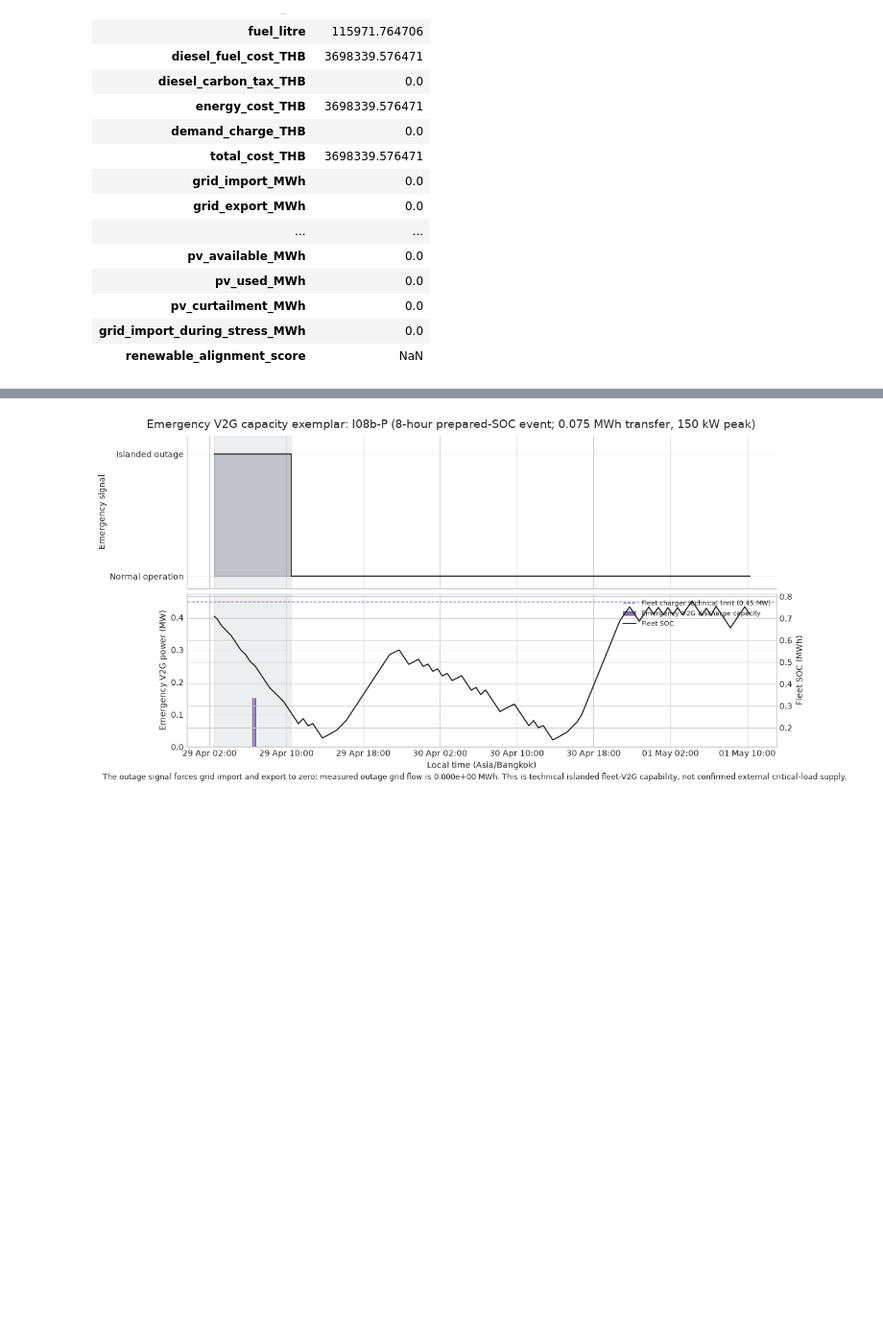
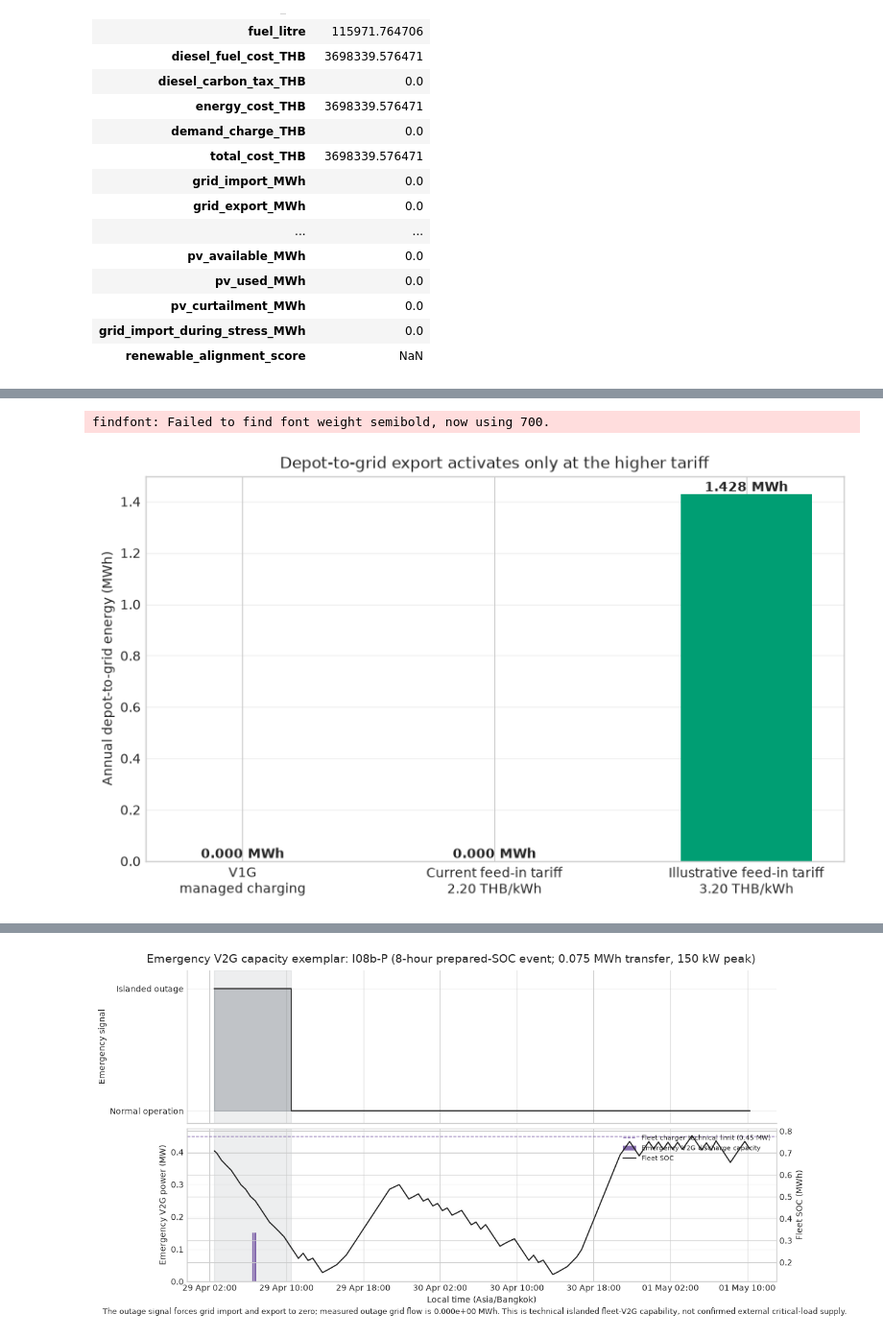
Before and after one commit to fraunhofer-isi/FLEXIMOD, a Jupyter notebook: notebooks/building_use_case_analysis.ipynb, the cells around one changed output, grey strips where cells are left out. Shown at 96% size. Cells and saved outputs as stored; diff of their text form; code cells hidden in the pictures; blank space fills up the shorter version.

```diff
--- a/notebooks/building_use_case_analysis.ipynb
+++ b/notebooks/building_use_case_analysis.ipynb
@@ -488,0 +469,20 @@ else:
+# %%
+if not missing:
+    cases = [i01_label, i02a_label, i02b_label]
+    labels = ['V1G\nmanaged charging', 'Current feed-in tariff\n2.20 THB/kWh', 'Illustrative feed-in tariff\n3.20 THB/kWh']
+    depot_to_grid_mwh = [float(dispatch_by_case[case]['grid_export_MWh'].sum()) for case in cases]
+    peak_i02b_kw = float(dispatch_by_case[i02b_label]['grid_export_MWh'].max() / 0.25 * 1000)
+    unmet_i02b = float(comparison.loc[i02b_label, 'unmet_trip_energy_MWh'])
+
+    fig, axis = plt.subplots(figsize=(8, 4.8), constrained_layout=True)
+    bars = axis.bar(labels, depot_to_grid_mwh, color=['#9AA0A6', '#9AA0A6', '#009E73'], width=0.52)
+    axis.set_ylabel('Annual depot-to-grid energy (MWh)')
+    axis.set_title('Depot-to-grid export activates only at the higher tariff')
+    axis.grid(axis='y', alpha=0.28)
+    axis.set_axisbelow(True)
+    for bar, value in zip(bars, depot_to_grid_mwh):
+        axis.text(bar.get_x() + bar.get_width() / 2, value, f'{value:.3f} MWh', ha='center', va='bottom', fontsize=10, fontweight='semibold')
+    plt.show()
+# %% [output]
+findfont: Failed to find font weight semibold, now using 700.
+[figure, added]
```
Also changed, not shown: parts of 79 cells of this notebook, 1 other file.
